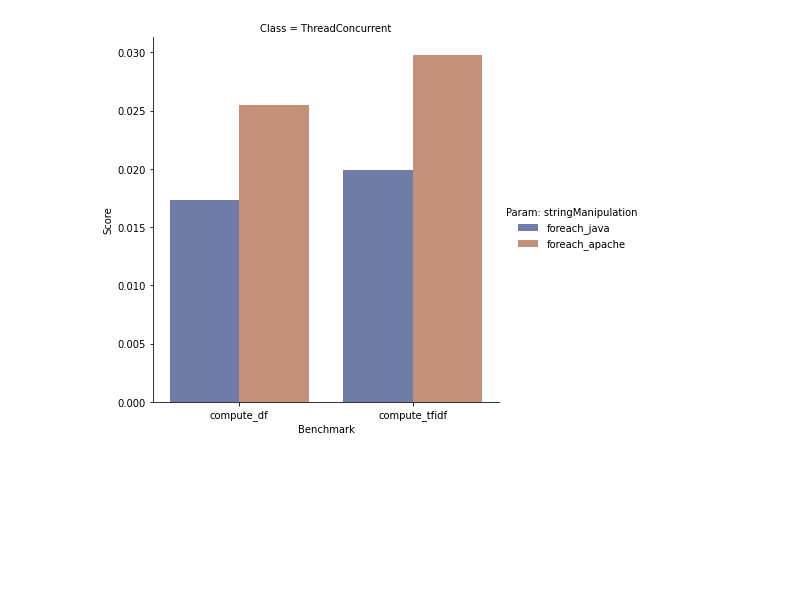
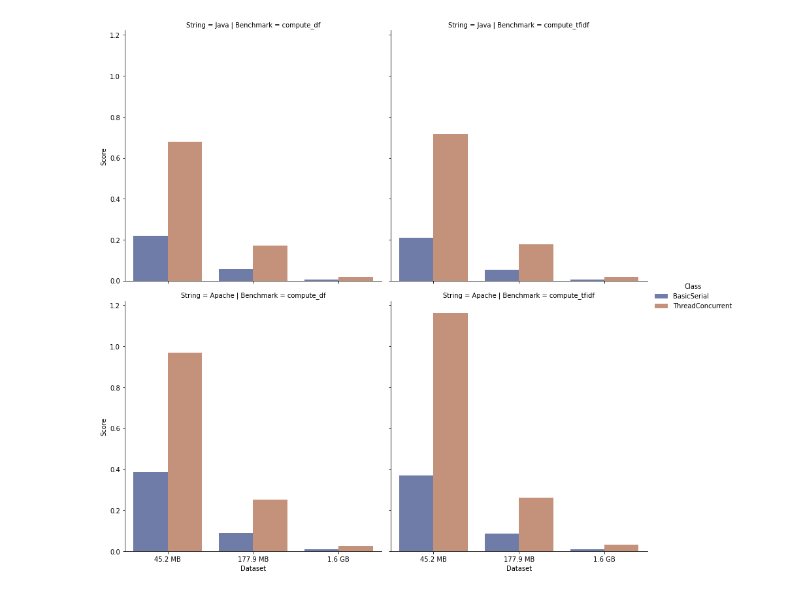
Before and after one commit to JohnVithor/TFiDF-Concorrente, a Jupyter notebook: comparator/grafics.ipynb, the cells around one changed output. Cells and saved outputs as stored; diff of their text form; code cells hidden in the pictures; blank space fills up the shorter version.

```diff
--- a/comparator/grafics.ipynb
+++ b/comparator/grafics.ipynb
@@ -4,23 +4,30 @@
 import pandas as pd
 import seaborn as sns
 # %%
-bsr_df = pd.read_csv("../bsr_df.csv")
-bsr_tfidf = pd.read_csv("../bsr_tfidf.csv")
-tcr_df = pd.read_csv("../tcr_df.csv")
-tcr_tfidf = pd.read_csv("../tcr_tfidf.csv")
+# bsr_df = pd.read_csv("../bsr_df.csv")
+# bsr_tfidf = pd.read_csv("../bsr_tfidf.csv")
+# tcr_df = pd.read_csv("../tcr_df.csv")
+# tcr_tfidf = pd.read_csv("../tcr_tfidf.csv")
 
-dados = pd.concat([
-    bsr_df,
-    bsr_tfidf,
-    tcr_df,
-    tcr_tfidf
-])
+# dados = pd.concat([
+#     bsr_df,
+#     bsr_tfidf,
+#     tcr_df,
+#     tcr_tfidf
+# ])
+
+dados = pd.read_csv("../serial_concurrent_3datasets.csv")
 
 dados.Score = dados.Score.str.replace(',', '.').astype(float)
 dados.Benchmark = dados.Benchmark.str.removeprefix("jv.microbenchmark.runners.tfidf.")
 dados["Class"] = dados.Benchmark.str.split("Runner.").str[0]
 dados["Benchmark"] = dados.Benchmark.str.split("Runner.").str[1]
 dados.dropna(subset = ['Score'], inplace=True)
+replace_dataset = {"devel_100_000_id":"45.2 MB", "test_id":"177.9 MB", "train_id":"1.6 GB"}
+replace_string = {"foreach_java":"Java", "foreach_apache":"Apache"}
+dados["Dataset"] = dados["Param: dataset"].replace(replace_dataset)
+dados["String"] = dados["Param: stringManipulation"].replace(replace_string)
+dados.drop(["Param: dataset", "Param: stringManipulation"], axis=1, inplace=True)
 dados.info()
 # %% [output]
 <class 'pandas.core.frame.DataFrame'>
@@ -56,10 +87,11 @@ dados[dados["Benchmark"].isin(alvos)][["Class","Benchmark", "Score", "Param: str
 # %%
 alvos=set(["compute_df", "compute_tfidf"])
 g = sns.catplot(
-    data=dados[dados["Benchmark"].isin(alvos)], kind="bar", col="Class",
-    x="Benchmark", y="Score", hue="Param: stringManipulation",
-    ci="sd", palette="dark", alpha=.6, height=6, sharey=False,
+    data=dados[dados["Benchmark"].isin(alvos)], kind="bar",
+    col="Benchmark", row="String",
+    x="Dataset", y="Score", hue="Class",
+    ci="sd", palette="dark", alpha=.6, height=6, sharey=True,
     # order=['BasicSerial', 'ThreadConcurrent']
 )
 # %% [output]
-[figure, old version]
+[figure, new version]
```
Also changed, not shown: parts of 4 cells of this notebook, 4 other files.
